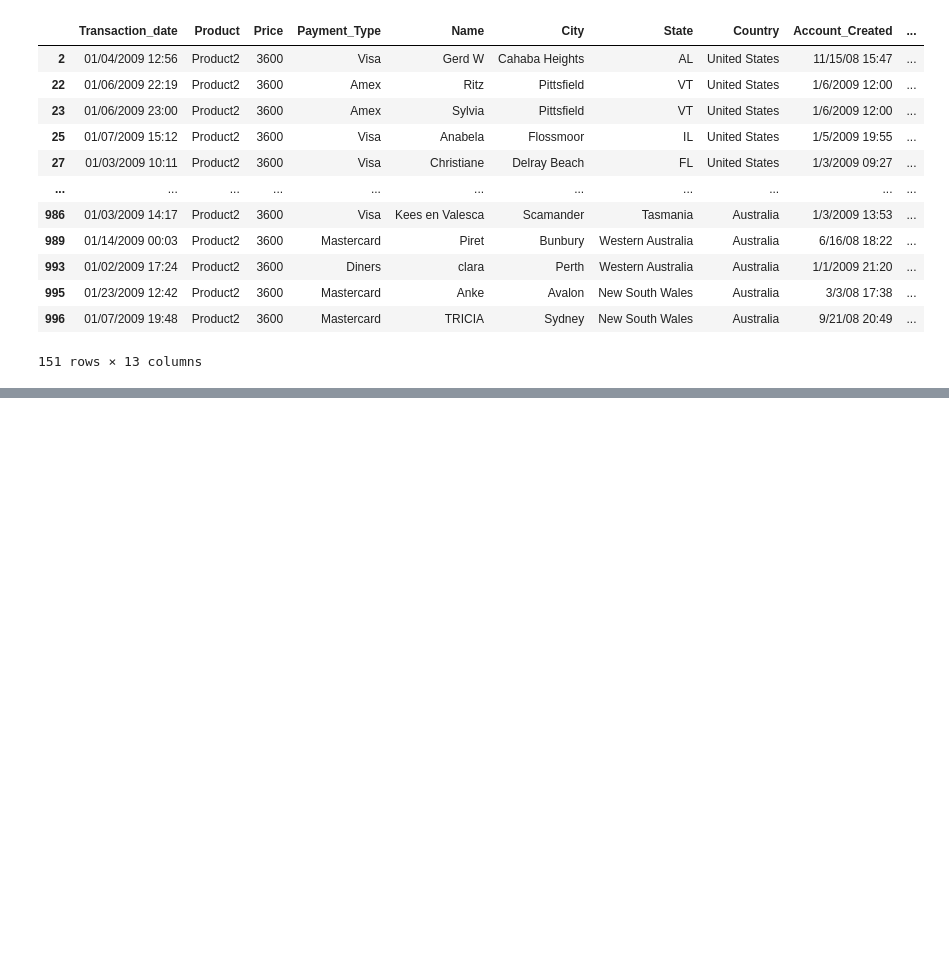
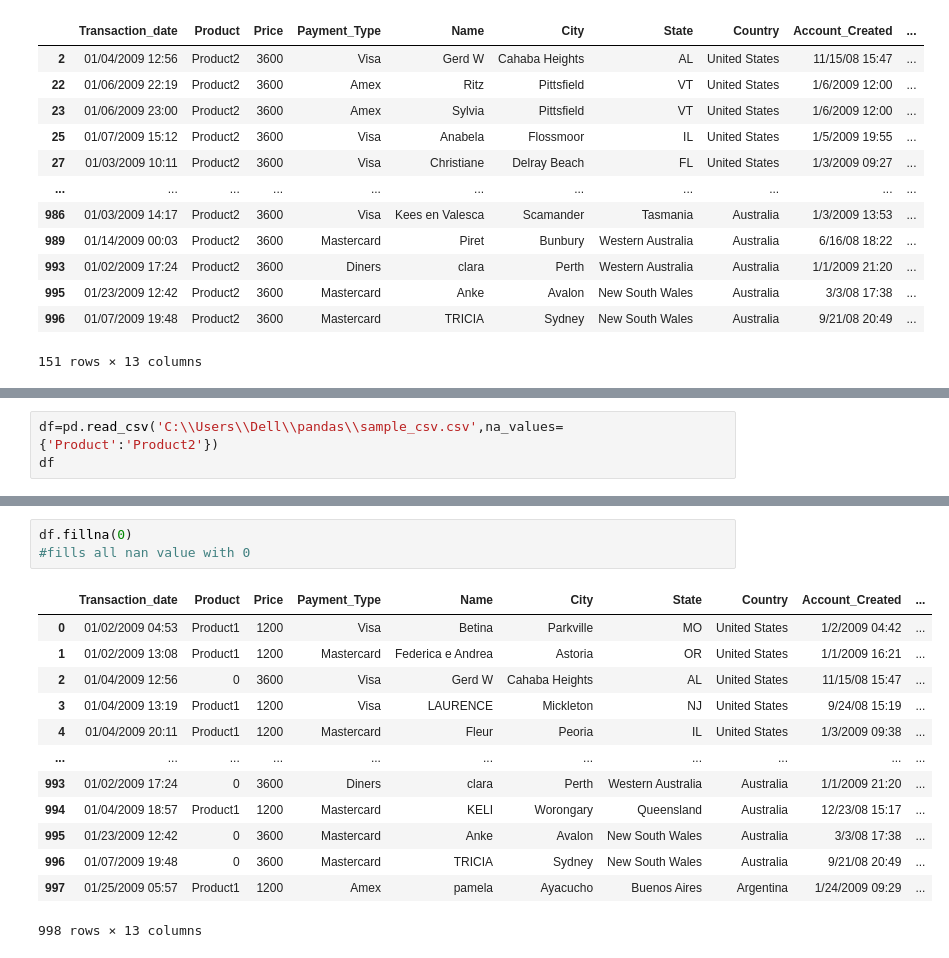
Before and after one commit to Rishab8077/Pandas-basic, a Jupyter notebook: Pandas.ipynb, the cells around one changed output, grey strips where cells are left out. Saved outputs shown, nothing was run; the diff lists cells and outputs as text; blank space fills up the shorter version.

Commit message:
fillna()

```diff
--- a/Pandas.ipynb
+++ b/Pandas.ipynb
@@ -564,0 +585,3 @@ df.dropna(subset=['Product'])
+# %%
+df=pd.read_csv('C:\\Users\\Dell\\pandas\\sample_csv.csv',na_values={'Product':'Product2'})
+df
@@ -564,0 +602,17 @@ df.dropna(subset=['Product'])
+# %%
+df.fillna(0)
+#fills all nan value with 0
+# %% [output]
+|  | Transaction_date | Product | Price | Payment_Type | Name | City | State | Country | Account_Created | ... |
+| 0 | 01/02/2009 04:53 | Product1 | 1200 | Visa | Betina | Parkville | MO | United States | 1/2/2009 04:42 | ... |
+| 1 | 01/02/2009 13:08 | Product1 | 1200 | Mastercard | Federica e Andrea | Astoria | OR | United States | 1/1/2009 16:21 | ... |
+| 2 | 01/04/2009 12:56 | 0 | 3600 | Visa | Gerd W | Cahaba Heights | AL | United States | 11/15/08 15:47 | ... |
+| 3 | 01/04/2009 13:19 | Product1 | 1200 | Visa | LAURENCE | Mickleton | NJ | United States | 9/24/08 15:19 | ... |
+| 4 | 01/04/2009 20:11 | Product1 | 1200 | Mastercard | Fleur | Peoria | IL | United States | 1/3/2009 09:38 | ... |
+| ... | ... | ... | ... | ... | ... | ... | ... | ... | ... | ... |
+| 993 | 01/02/2009 17:24 | 0 | 3600 | Diners | clara | Perth | Western Australia | Australia | 1/1/2009 21:20 | ... |
+| 994 | 01/04/2009 18:57 | Product1 | 1200 | Mastercard | KELI | Worongary | Queensland | Australia | 12/23/08 15:17 | ... |
+| 995 | 01/23/2009 12:42 | 0 | 3600 | Mastercard | Anke | Avalon | New South Wales | Australia | 3/3/08 17:38 | ... |
+| 996 | 01/07/2009 19:48 | 0 | 3600 | Mastercard | TRICIA | Sydney | New South Wales | Australia | 9/21/08 20:49 | ... |
+| 997 | 01/25/2009 05:57 | Product1 | 1200 | Amex | pamela | Ayacucho | Buenos Aires | Argentina | 1/24/2009 09:29 | ... |
+998 rows × 13 columns
```
Also changed, not shown: parts of 8 cells of this notebook.
